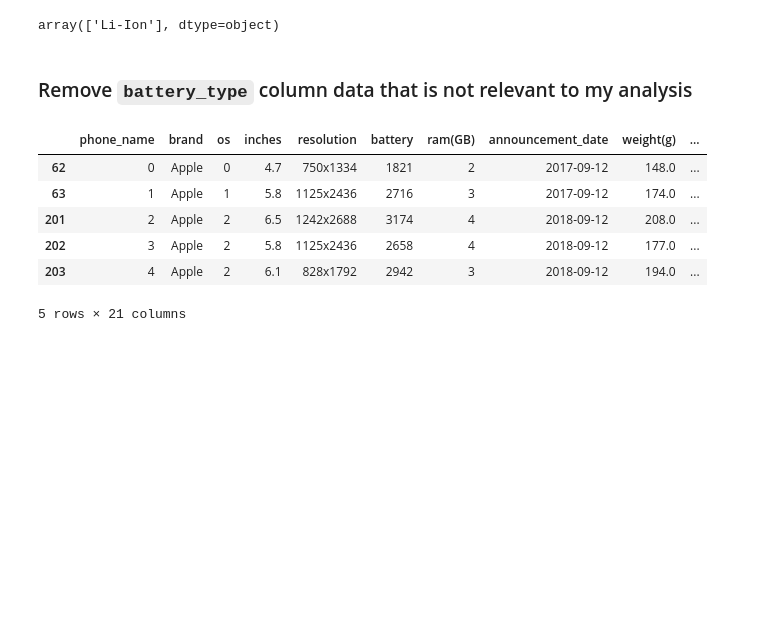
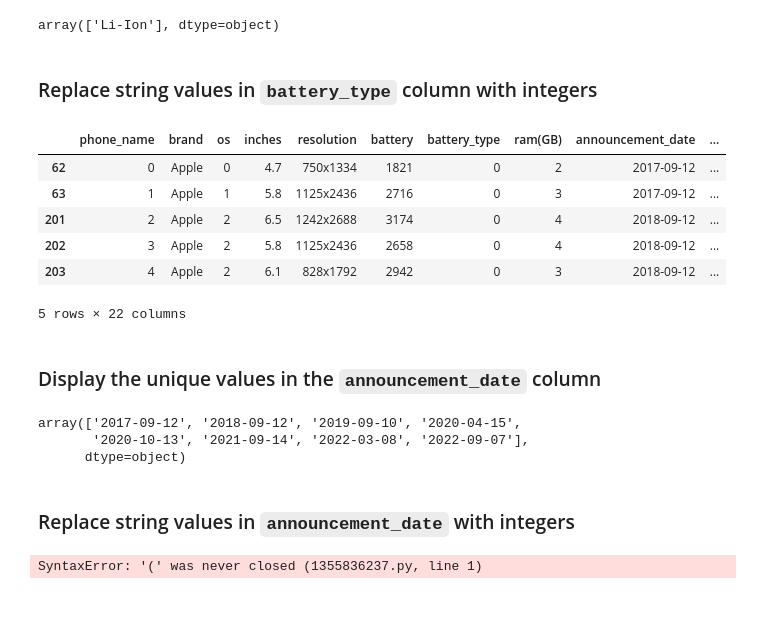
Before and after one commit to Nathan-Seeley/Phones_Comparison, a Jupyter notebook: phones_comparison.ipynb, the cells around one changed output. Drawn from its saved outputs; the diff is of its cells as text; code cells hidden in the pictures; blank space fills up the shorter version.

```diff
--- a/phones_comparison.ipynb
+++ b/phones_comparison.ipynb
@@ -143,16 +120,35 @@ treated_apple_devices.head()
 apple_devices["battery_type"].unique()
 # %% [output]
 array(['Li-Ion'], dtype=object)
-# %% [markdown]
-### Remove `battery_type` column data that is not relevant to my analysis
-# %%
-treated_apple_devices = treated_apple_devices.drop(["battery_type"], axis =1)
-treated_apple_devices.head()
-# %% [output]
-|  | phone_name | brand | os | inches | resolution | battery | ram(GB) | announcement_date | weight(g) | ... |
-| 62 | 0 | Apple | 0 | 4.7 | 750x1334 | 1821 | 2 | 2017-09-12 | 148.0 | ... |
-| 63 | 1 | Apple | 1 | 5.8 | 1125x2436 | 2716 | 3 | 2017-09-12 | 174.0 | ... |
-| 201 | 2 | Apple | 2 | 6.5 | 1242x2688 | 3174 | 4 | 2018-09-12 | 208.0 | ... |
-| 202 | 3 | Apple | 2 | 5.8 | 1125x2436 | 2658 | 4 | 2018-09-12 | 177.0 | ... |
-| 203 | 4 | Apple | 2 | 6.1 | 828x1792 | 2942 | 3 | 2018-09-12 | 194.0 | ... |
-5 rows × 21 columns
+# %% [markdown]
+### Replace string values in `battery_type` column with integers
+# %%
+treated_apple_devices = treated_apple_devices.replace(apple_devices["battery_type"].unique(),
+[x for x in range(len(apple_devices["battery_type"].unique()))])
+treated_apple_devices.head()
+# %% [output]
+|  | phone_name | brand | os | inches | resolution | battery | battery_type | ram(GB) | announcement_date | ... |
+| 62 | 0 | Apple | 0 | 4.7 | 750x1334 | 1821 | 0 | 2 | 2017-09-12 | ... |
+| 63 | 1 | Apple | 1 | 5.8 | 1125x2436 | 2716 | 0 | 3 | 2017-09-12 | ... |
+| 201 | 2 | Apple | 2 | 6.5 | 1242x2688 | 3174 | 0 | 4 | 2018-09-12 | ... |
+| 202 | 3 | Apple | 2 | 5.8 | 1125x2436 | 2658 | 0 | 4 | 2018-09-12 | ... |
+| 203 | 4 | Apple | 2 | 6.1 | 828x1792 | 2942 | 0 | 3 | 2018-09-12 | ... |
+5 rows × 22 columns
+# %% [markdown]
+### Display the unique values in the `announcement_date` column
+# %%
+apple_devices["announcement_date"].unique()
+# %% [output]
+array(['2017-09-12', '2018-09-12', '2019-09-10', '2020-04-15',
+       '2020-10-13', '2021-09-14', '2022-03-08', '2022-09-07'],
+      dtype=object)
+# %% [markdown]
+### Replace string values in `announcement_date` with integers
+# %%
+treated_apple_devices = treated_apple_devices.replace(apple_devices["announcement_date"].unique(),
+[x for x in range(len(apple_devices["announcement_date"].unique()))])
+treated_apple_devices.head()
+# %% [output]
+SyntaxError: '(' was never closed (1355836237.py, line 1)
+# %% [markdown]
+###
```
Also changed, not shown: parts of 2 cells of this notebook.
